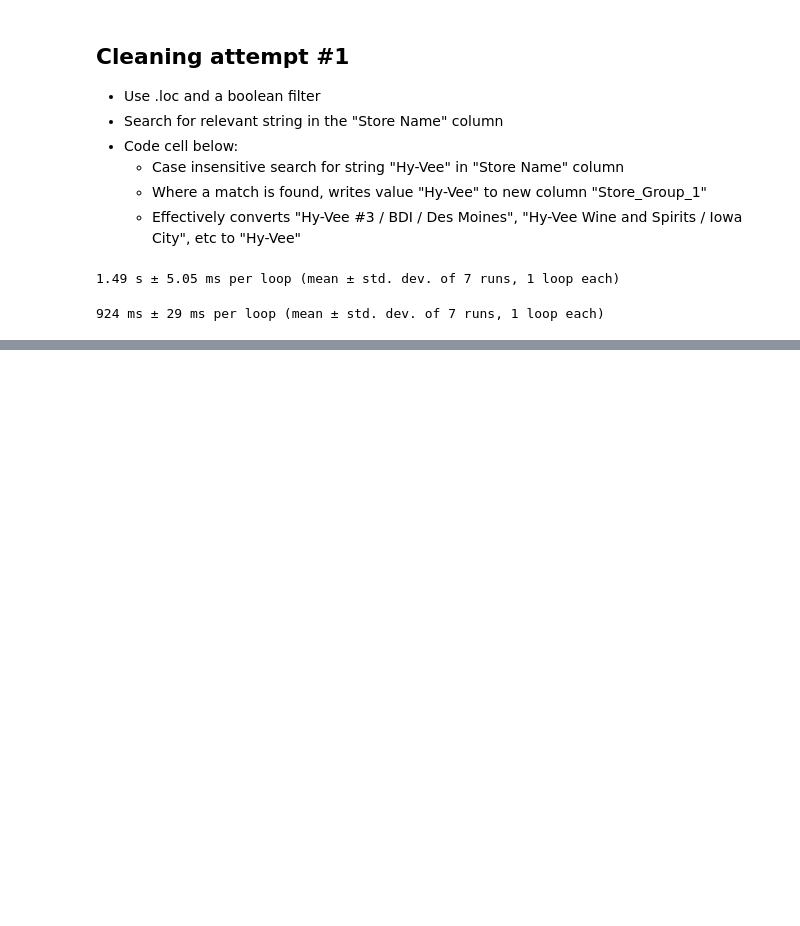
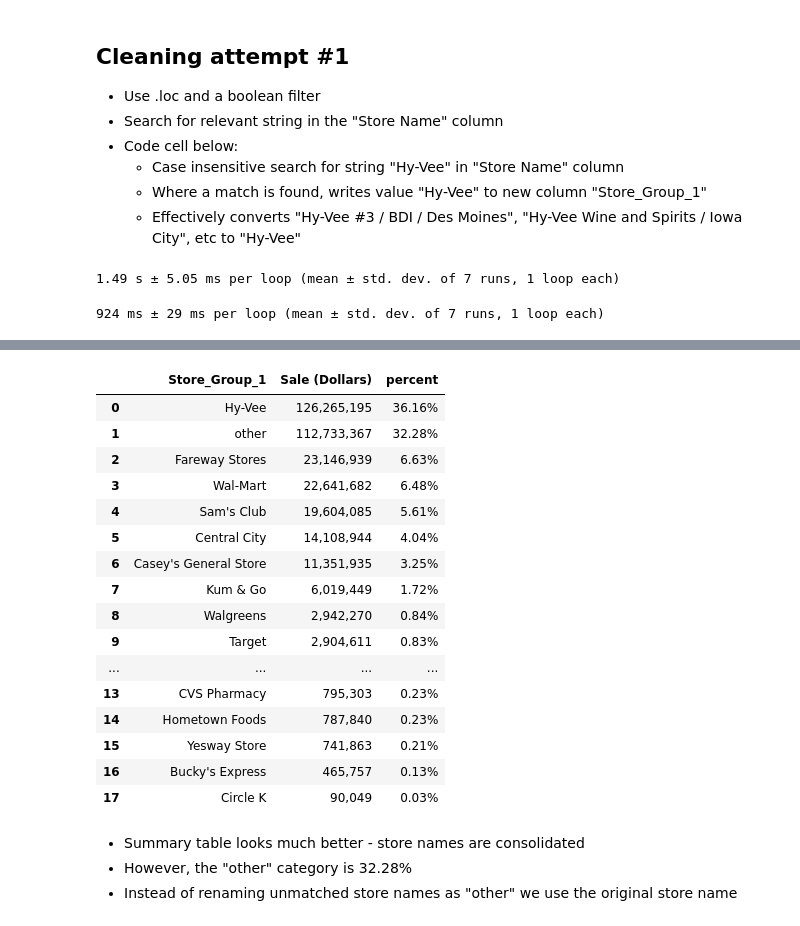
Before and after one commit to MAyub114/text_cleaning, a Jupyter notebook: efficient_cleaning.ipynb, the cells around one changed output, grey strips where cells are left out. Cells and saved outputs as stored; diff of their text form; code cells hidden in the pictures; blank space fills up the shorter version.

```diff
--- a/efficient_cleaning.ipynb
+++ b/efficient_cleaning.ipynb
@@ -41,0 +59,63 @@ df.loc[df['Store Name'].str.contains('Hy-Vee', case=False, regex=False), 'Store_
+# %%
+store_patterns = [
+    (df['Store Name'].str.contains('Hy-Vee', case=False, regex=False), 'Hy-Vee'),
+    (df['Store Name'].str.contains('Central City',
+                                   case=False,  regex=False), 'Central City'),
+    (df['Store Name'].str.contains("Smokin' Joe's",
+                                   case=False,  regex=False), "Smokin' Joe's"),
+    (df['Store Name'].str.contains('Walmart|Wal-Mart',
+                                   case=False), 'Wal-Mart'),
+    (df['Store Name'].str.contains('Fareway Stores',
+                                   case=False,  regex=False), 'Fareway Stores'),
+    (df['Store Name'].str.contains("Casey's",
+                                   case=False,  regex=False), "Casey's General Store"),
+    (df['Store Name'].str.contains("Sam's Club",
+     case=False,  regex=False), "Sam's Club"),
+    (df['Store Name'].str.contains('Kum & Go',
+     regex=False, case=False), 'Kum & Go'),
+    (df['Store Name'].str.contains('CVS',  regex=False, case=False), 'CVS Pharmacy'),
+    (df['Store Name'].str.contains('Walgreens',
+     regex=False, case=False), 'Walgreens'),
+    (df['Store Name'].str.contains('Yesway',
+     regex=False, case=False), 'Yesway Store'),
+    (df['Store Name'].str.contains(
+        'Target Store',  regex=False, case=False), 'Target'),
+    (df['Store Name'].str.contains('Quik Trip',
+     regex=False, case=False), 'Quik Trip'),
+    (df['Store Name'].str.contains('Circle K',
+     regex=False, case=False), 'Circle K'),
+    (df['Store Name'].str.contains('Hometown Foods',  regex=False,
+                                   case=False), 'Hometown Foods'),
+    (df['Store Name'].str.contains("Bucky's",
+     case=False,  regex=False), "Bucky's Express"),
+    (df['Store Name'].str.contains('Kwik', case=False,  regex=False), 'Kwik Shop')
+]
+# %%
+# Use zip to takes the store_patterns and break into store_criteria and store_values
+# Fills in each match with the text value. If there is no match, we'll assign it the value "other"
+store_criteria, store_values = zip(*store_patterns)
+df['Store_Group_1'] = np.select(store_criteria, store_values, 'other')
+# %%
+df.stb.freq(['Store_Group_1'], value='Sale (Dollars)', style=True, cum_cols=False)
+# %% [output]
+|  | Store_Group_1 | Sale (Dollars) | percent |
+| 0 | Hy-Vee | 126,265,195 | 36.16% |
+| 1 | other | 112,733,367 | 32.28% |
+| 2 | Fareway Stores | 23,146,939 | 6.63% |
+| 3 | Wal-Mart | 22,641,682 | 6.48% |
+| 4 | Sam's Club | 19,604,085 | 5.61% |
+| 5 | Central City | 14,108,944 | 4.04% |
+| 6 | Casey's General Store | 11,351,935 | 3.25% |
+| 7 | Kum & Go | 6,019,449 | 1.72% |
+| 8 | Walgreens | 2,942,270 | 0.84% |
+| 9 | Target | 2,904,611 | 0.83% |
+| ... | ... | ... | ... |
+| 13 | CVS Pharmacy | 795,303 | 0.23% |
+| 14 | Hometown Foods | 787,840 | 0.23% |
+| 15 | Yesway Store | 741,863 | 0.21% |
+| 16 | Bucky's Express | 465,757 | 0.13% |
+| 17 | Circle K | 90,049 | 0.03% |
+# %% [markdown]
+* Summary table looks much better - store names are consolidated
+* However, the "other" category is 32.28%
+* Instead of renaming unmatched store names as "other" we use the original store name
```
Also changed, not shown: parts of 10 cells of this notebook.
